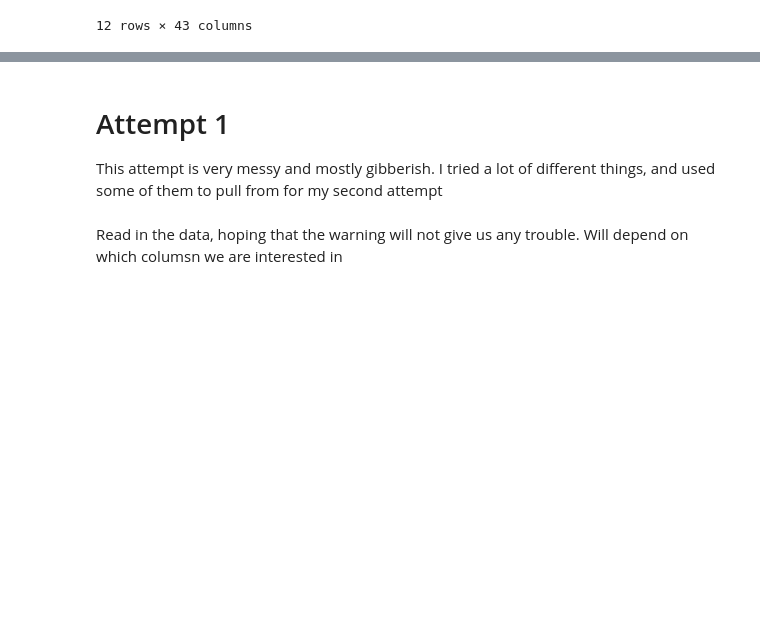
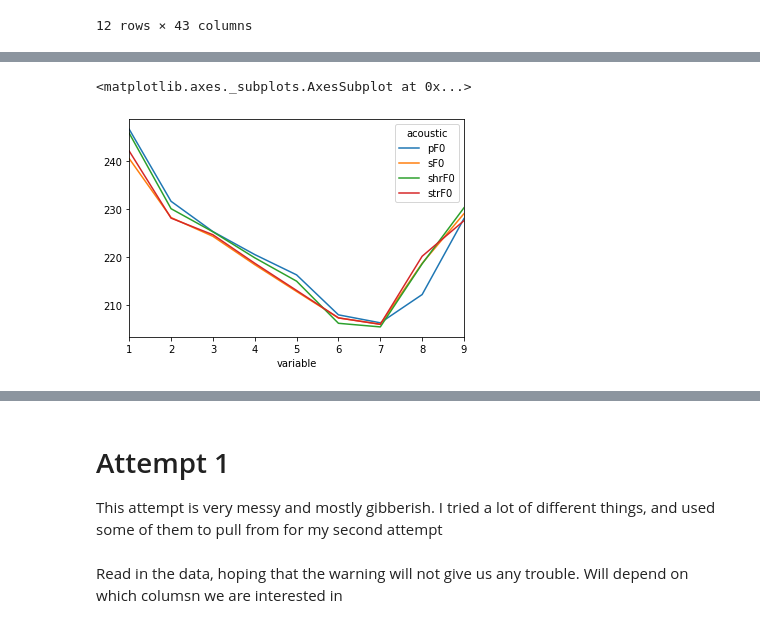
Before and after one commit to richt3211/DS-2500, a Jupyter notebook: Assignment-2/Attempt 2.ipynb, the cells around one changed output, grey strips where cells are left out. Saved outputs shown, nothing was run; the diff lists cells and outputs as text; code cells hidden in the pictures; blank space fills up the shorter version.

```diff
--- a/Assignment-2/Attempt 2.ipynb
+++ b/Assignment-2/Attempt 2.ipynb
@@ -156,0 +172,3 @@ cleaned_df.plot()
+# %%
+reset = indexed.reset_index(id_vars=['Filename', 'Duration', 'seg_Start', 'seg_End', 'acoustic'])
+reset
@@ -156,0 +189,8 @@ cleaned_df.plot()
+# %%
+groups = reset.groupby(['Filename', 'Duration', 'seg_Start', 'seg_End'])
+first_group_name = ('F19May20_sure_normal.mat',
+  297.392,
+    3293.921,
+  3591.313,)
+group = groups.get_group(first_group_name)
+group
@@ -156,0 +203,3 @@ cleaned_df.plot()
+# %%
+melt = pd.melt(group, id_vars=['Filename', 'Duration', 'seg_Start', 'seg_End', 'acoustic'])
+melt
@@ -156,0 +224,3 @@ cleaned_df.plot()
+# %%
+pivot = pd.pivot(melt, index='variable', columns='acoustic',values='value')
+pivot
@@ -156,0 +239,5 @@ cleaned_df.plot()
+# %%
+pivot.plot()
+# %% [output]
+<matplotlib.axes._subplots.AxesSubplot at 0x...>
+[figure, added]
```
Also changed, not shown: parts of 20 cells of this notebook, 1 other file.
